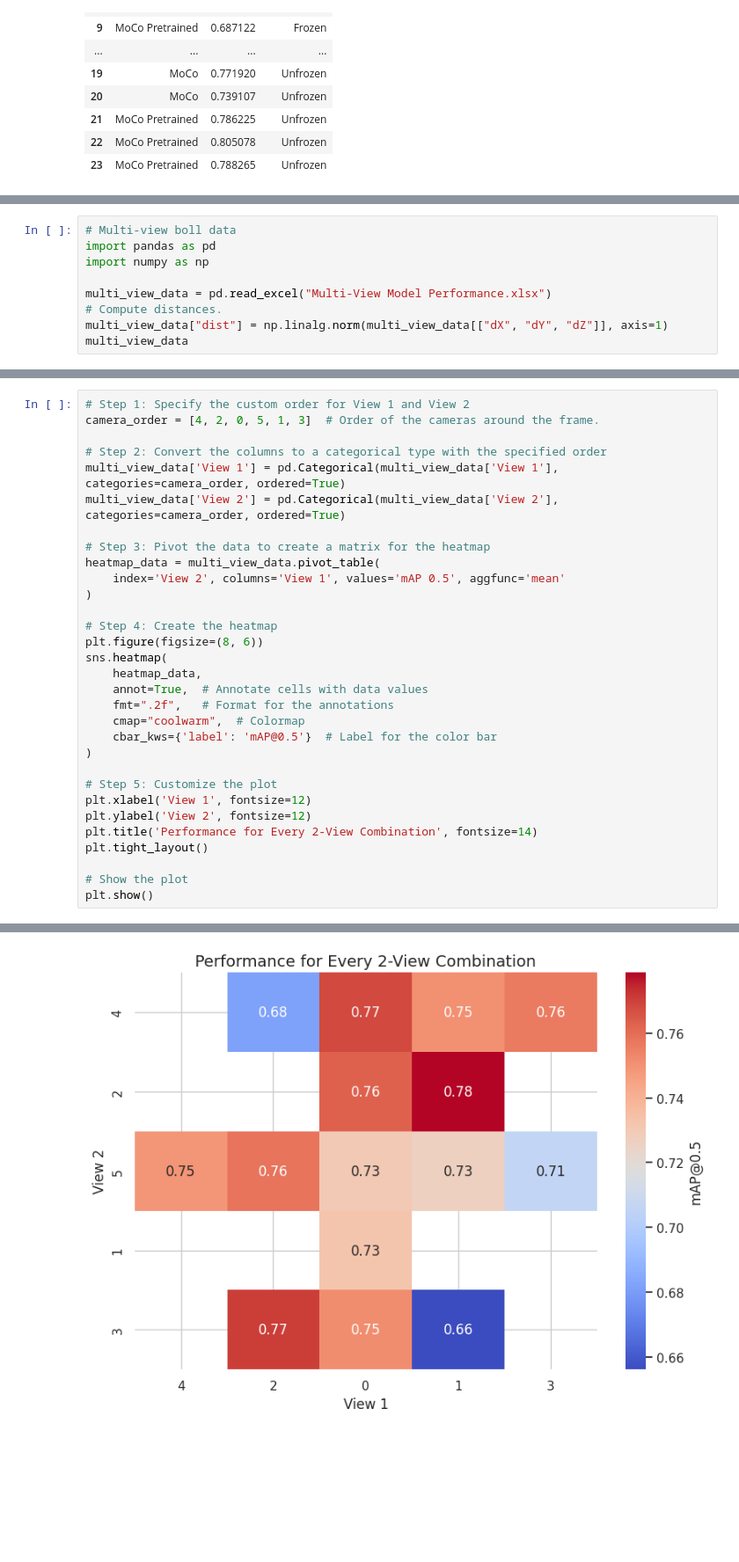
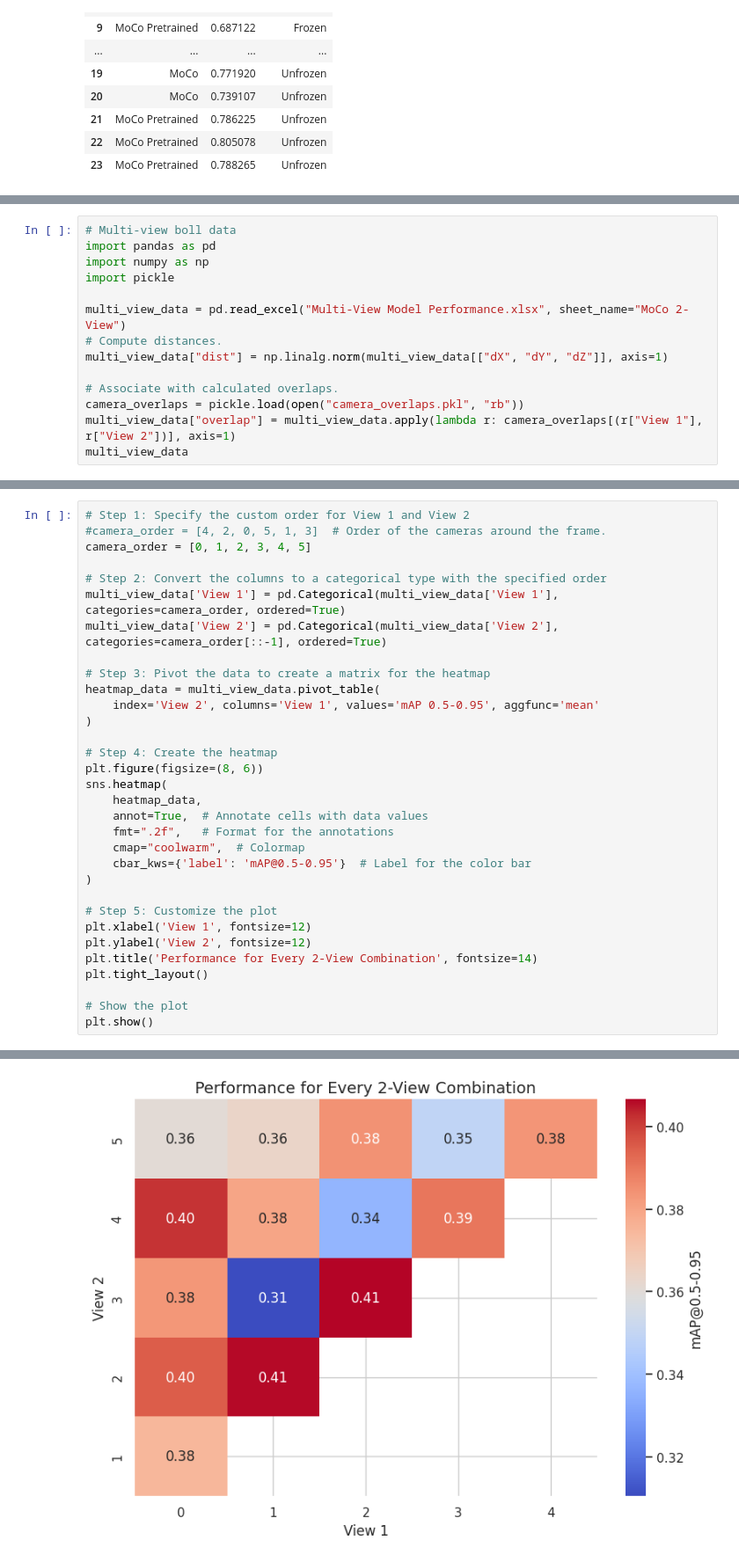
Before and after one commit to UGA-BSAIL/self-supervised-learning, a Jupyter notebook: notebooks/generate_figures.ipynb, the cells around one changed output, grey strips where cells are left out. Shown at 88% size. Saved outputs shown, nothing was run; the diff lists cells and outputs as text; blank space fills up the shorter version.

```diff
--- a/notebooks/generate_figures.ipynb
+++ b/notebooks/generate_figures.ipynb
@@ -759,10 +764,15 @@ plt.show()
 # Multi-view boll data
 import pandas as pd
 import numpy as np
+import pickle
 
-multi_view_data = pd.read_excel("Multi-View Model Performance.xlsx")
+multi_view_data = pd.read_excel("Multi-View Model Performance.xlsx", sheet_name="MoCo 2-View")
 # Compute distances.
 multi_view_data["dist"] = np.linalg.norm(multi_view_data[["dX", "dY", "dZ"]], axis=1)
+
+# Associate with calculated overlaps.
+camera_overlaps = pickle.load(open("camera_overlaps.pkl", "rb"))
+multi_view_data["overlap"] = multi_view_data.apply(lambda r: camera_overlaps[(r["View 1"], r["View 2"])], axis=1)
 multi_view_data
 # %% [output]
 [interactive output not drawn]
@@ -839,34 +884,35 @@ plt.show()
 # %%
 # Step 1: Specify the custom order for View 1 and View 2
-camera_order = [4, 2, 0, 5, 1, 3]  # Order of the cameras around the frame.
+#camera_order = [4, 2, 0, 5, 1, 3]  # Order of the cameras around the frame.
+camera_order = [0, 1, 2, 3, 4, 5]
 
 # Step 2: Convert the columns to a categorical type with the specified order
 multi_view_data['View 1'] = pd.Categorical(multi_view_data['View 1'], categories=camera_order, ordered=True)
-multi_view_data['View 2'] = pd.Categorical(multi_view_data['View 2'], categories=camera_order, ordered=True)
+multi_view_data['View 2'] = pd.Categorical(multi_view_data['View 2'], categories=camera_order[::-1], ordered=True)
 
 # Step 3: Pivot the data to create a matrix for the heatmap
 heatmap_data = multi_view_data.pivot_table(
-    index='View 2', columns='View 1', values='mAP 0.5', aggfunc='mean'
+    index='View 2', columns='View 1', values='mAP 0.5-0.95', aggfunc='mean'
 )
 
 # Step 4: Create the heatmap
 plt.figure(figsize=(8, 6))
 sns.heatmap(
     heatmap_data,
     annot=True,  # Annotate cells with data values
     fmt=".2f",   # Format for the annotations
     cmap="coolwarm",  # Colormap
-    cbar_kws={'label': 'mAP@0.5'}  # Label for the color bar
+    cbar_kws={'label': 'mAP@0.5-0.95'}  # Label for the color bar
 )
 
 # Step 5: Customize the plot
 plt.xlabel('View 1', fontsize=12)
 plt.ylabel('View 2', fontsize=12)
 plt.title('Performance for Every 2-View Combination', fontsize=14)
 plt.tight_layout()
 
 # Show the plot
 plt.show()
 # %% [output]
 [interactive output not drawn]
-[figure, old version]
+[figure, new version]
```
Also changed, not shown: parts of 14 cells of this notebook, 11 other files.
